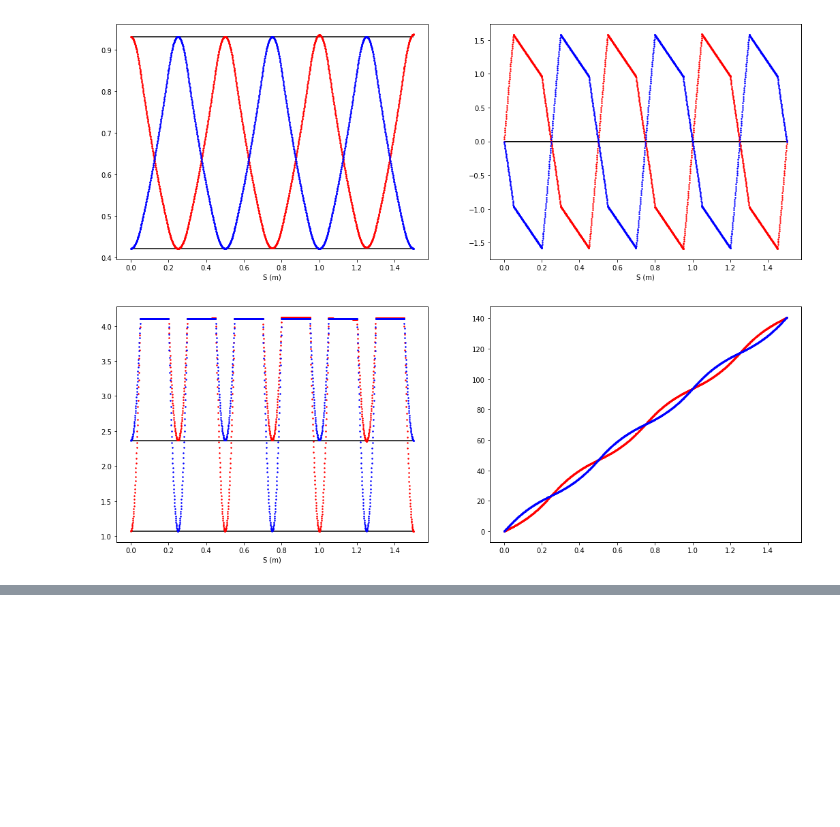
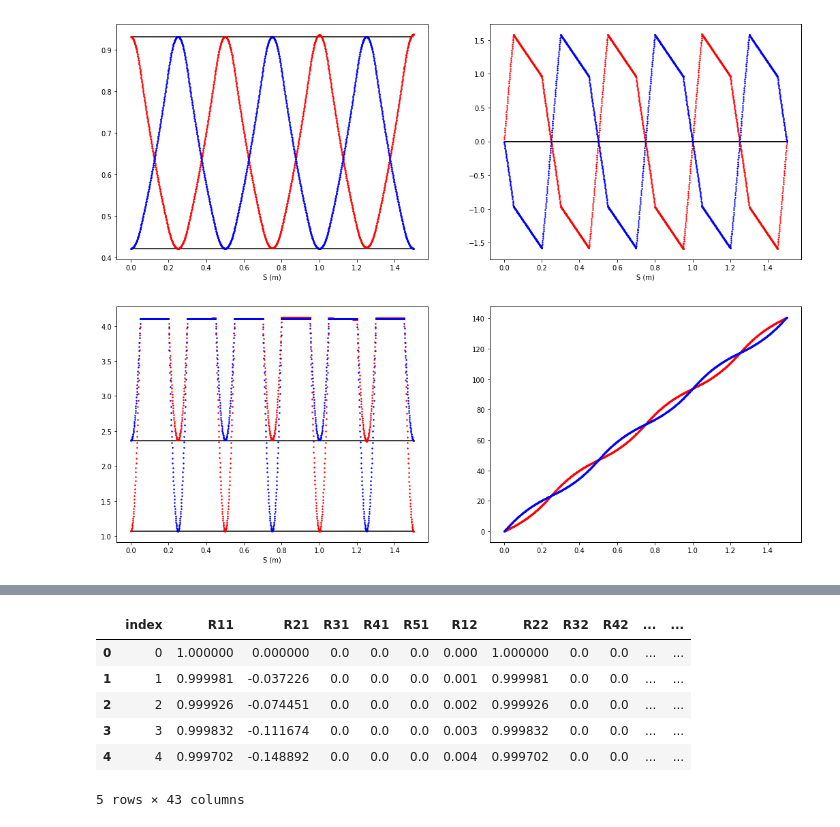
Before and after one commit to ULB-Metronu/zgoubidoo, a Jupyter notebook: examples/Zgoubidoo examples - Twiss.ipynb, the cells around one changed output, grey strips where cells are left out. Saved outputs shown, nothing was run; the diff lists cells and outputs as text; code cells hidden in the pictures; blank space fills up the shorter version.

```diff
--- a/examples/Zgoubidoo examples - Twiss.ipynb
+++ b/examples/Zgoubidoo examples - Twiss.ipynb
@@ -294,0 +436,13 @@ plt.show()
+# %%
+tracks = zgoubidoo.read_plt_file()
+matrix = zgoubidoo.twiss.compute_transfer_matrix(di, tracks, align_on='X')
+twiss = zgoubidoo.twiss.compute_twiss(matrix, twiss_init.iloc[-1])
+twiss.head(5)
+# %% [output]
+|  | index | R11 | R21 | R31 | R41 | R51 | R12 | R22 | R32 | R42 | ... | ... |
+| 0 | 0 | 1.000000 | 0.000000 | 0.0 | 0.0 | 0.0 | 0.000 | 1.000000 | 0.0 | 0.0 | ... | ... |
+| 1 | 1 | 0.999981 | -0.037226 | 0.0 | 0.0 | 0.0 | 0.001 | 0.999981 | 0.0 | 0.0 | ... | ... |
+| 2 | 2 | 0.999926 | -0.074451 | 0.0 | 0.0 | 0.0 | 0.002 | 0.999926 | 0.0 | 0.0 | ... | ... |
+| 3 | 3 | 0.999832 | -0.111674 | 0.0 | 0.0 | 0.0 | 0.003 | 0.999832 | 0.0 | 0.0 | ... | ... |
+| 4 | 4 | 0.999702 | -0.148892 | 0.0 | 0.0 | 0.0 | 0.004 | 0.999702 | 0.0 | 0.0 | ... | ... |
+5 rows × 43 columns
```
Also changed, not shown: parts of 11 cells of this notebook, 6 other files.
